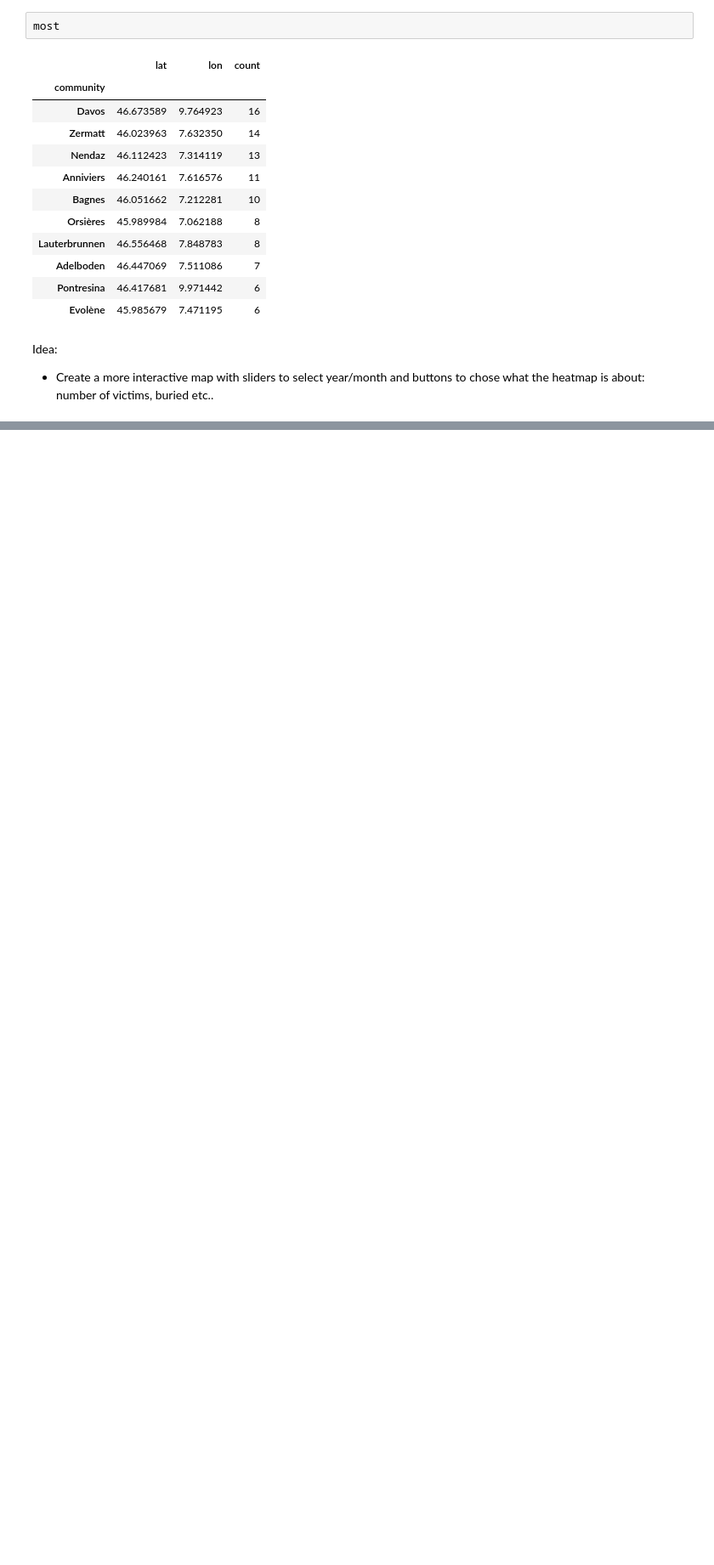
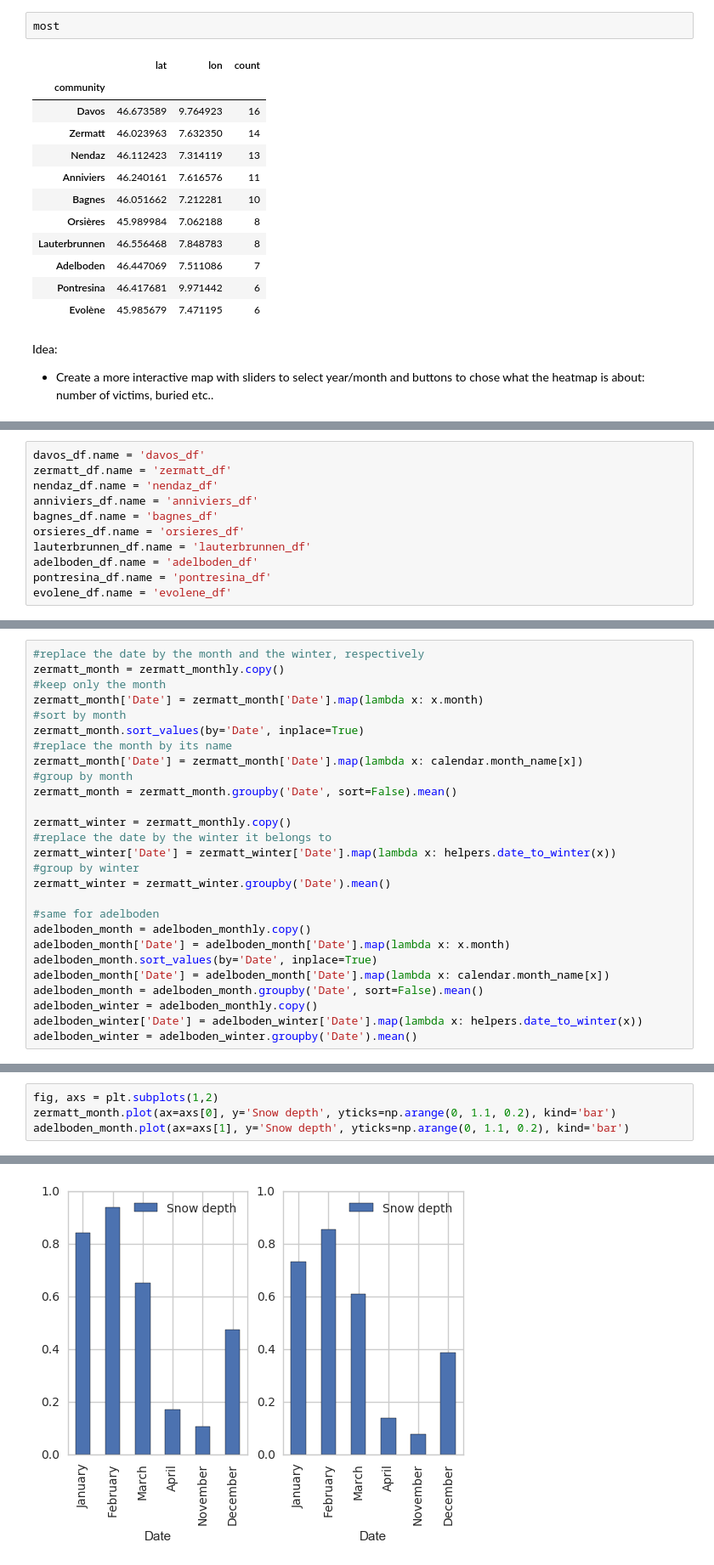
Before and after one commit to Pamoi/datavalanche, a Jupyter notebook: src/datavalanche.ipynb, the cells around one changed output, grey strips where cells are left out. Shown at 85% size. Drawn from its saved outputs; the diff is of its cells as text; blank space fills up the shorter version.

```diff
--- a/src/datavalanche.ipynb
+++ b/src/datavalanche.ipynb
@@ -208,0 +223,11 @@ FileNotFoundError: [Errno 2] No such file or directory: './data/pickle/_df.pkl'
+# %%
+davos_df.name = 'davos_df'
+zermatt_df.name = 'zermatt_df'
+nendaz_df.name = 'nendaz_df'
+anniviers_df.name = 'anniviers_df'
+bagnes_df.name = 'bagnes_df'
+orsieres_df.name = 'orsieres_df'
+lauterbrunnen_df.name = 'lauterbrunnen_df'
+adelboden_df.name = 'adelboden_df'
+pontresina_df.name = 'pontresina_df'
+evolene_df.name = 'evolene_df'
@@ -208,0 +282,27 @@ FileNotFoundError: [Errno 2] No such file or directory: './data/pickle/_df.pkl'
+# %%
+#replace the date by the month and the winter, respectively
+zermatt_month = zermatt_monthly.copy()
+#keep only the month
+zermatt_month['Date'] = zermatt_month['Date'].map(lambda x: x.month)
+#sort by month
+zermatt_month.sort_values(by='Date', inplace=True)
+#replace the month by its name
+zermatt_month['Date'] = zermatt_month['Date'].map(lambda x: calendar.month_name[x])
+#group by month
+zermatt_month = zermatt_month.groupby('Date', sort=False).mean()
+
+zermatt_winter = zermatt_monthly.copy()
+#replace the date by the winter it belongs to
+zermatt_winter['Date'] = zermatt_winter['Date'].map(lambda x: helpers.date_to_winter(x))
+#group by winter
+zermatt_winter = zermatt_winter.groupby('Date').mean()
+
+#same for adelboden
+adelboden_month = adelboden_monthly.copy()
+adelboden_month['Date'] = adelboden_month['Date'].map(lambda x: x.month)
+adelboden_month.sort_values(by='Date', inplace=True)
+adelboden_month['Date'] = adelboden_month['Date'].map(lambda x: calendar.month_name[x])
+adelboden_month = adelboden_month.groupby('Date', sort=False).mean()
+adelboden_winter = adelboden_monthly.copy()
+adelboden_winter['Date'] = adelboden_winter['Date'].map(lambda x: helpers.date_to_winter(x))
+adelboden_winter = adelboden_winter.groupby('Date').mean()
@@ -208,0 +311,5 @@ FileNotFoundError: [Errno 2] No such file or directory: './data/pickle/_df.pkl'
+# %%
+fig, axs = plt.subplots(1,2)
+zermatt_month.plot(ax=axs[0], y='Snow depth', yticks=np.arange(0, 1.1, 0.2), kind='bar')
+adelboden_month.plot(ax=axs[1], y='Snow depth', yticks=np.arange(0, 1.1, 0.2), kind='bar')
+# %% [output]
@@ -208,0 +317 @@ FileNotFoundError: [Errno 2] No such file or directory: './data/pickle/_df.pkl'
+[figure, added]
```
Also changed, not shown: parts of 34 cells of this notebook, 12 other files.
